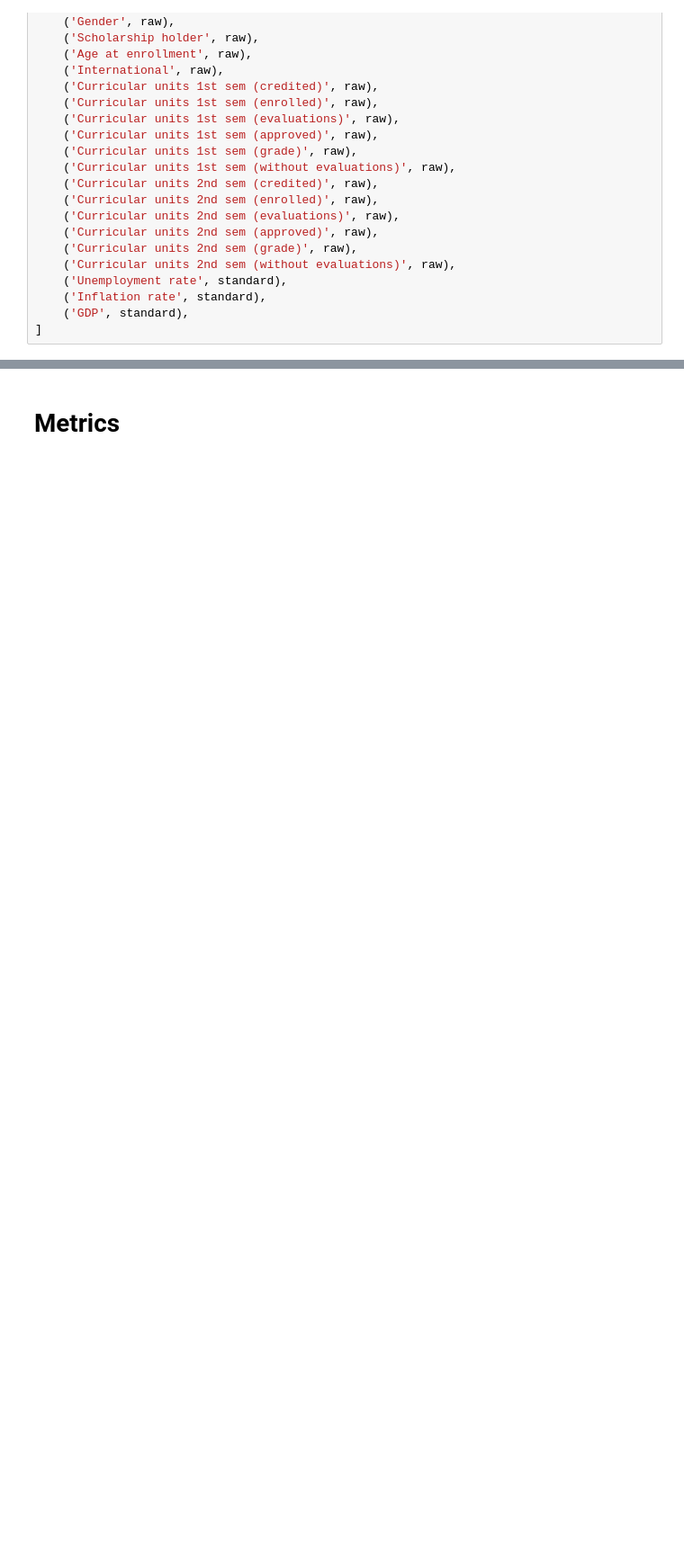
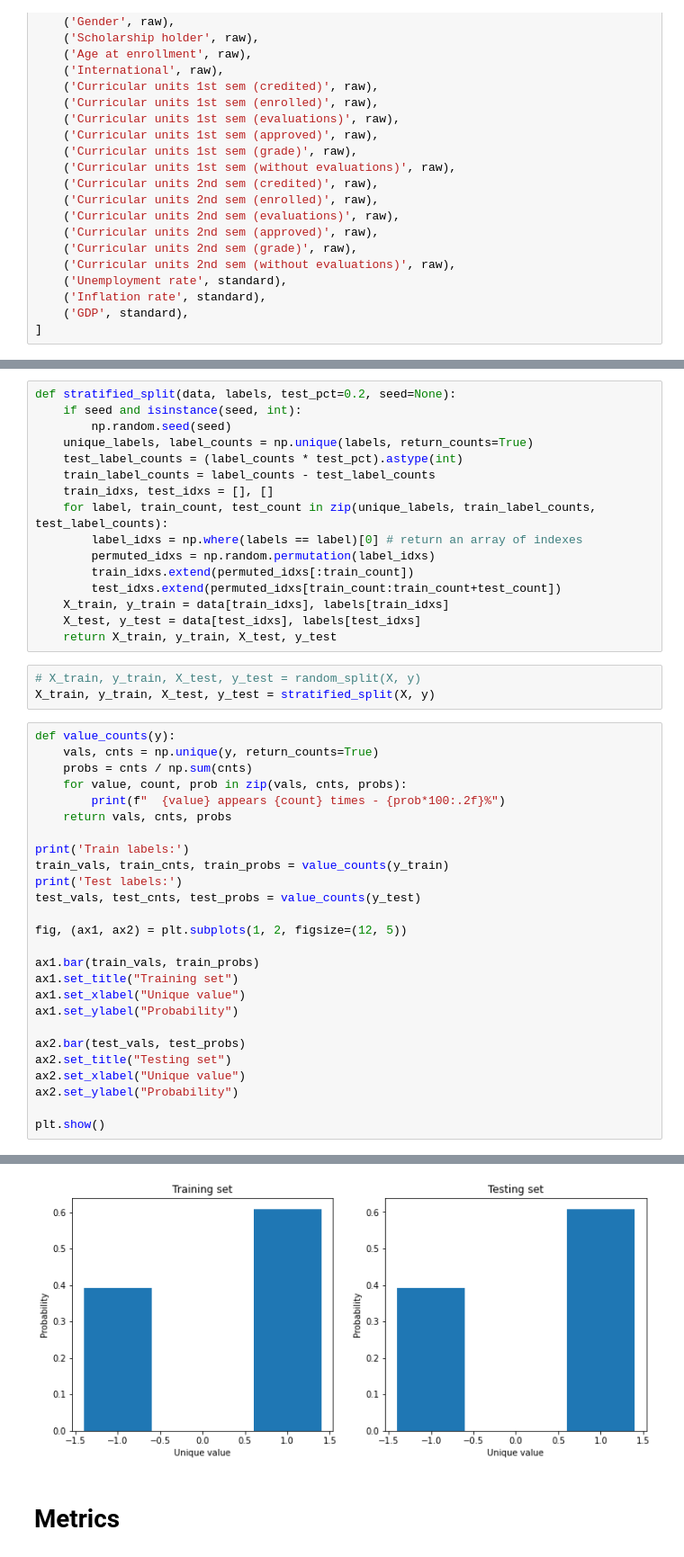
Before and after one commit to bunbohue19/Machine-Learning-Data-Mining, a Jupyter notebook: dtree-student-dropout.ipynb, the cells around one changed output, grey strips where cells are left out. Shown: that part at 90% size. Saved outputs shown, nothing was run; the diff lists cells and outputs as text; blank space fills up the shorter version.

Commit message:
Add stratified split, refactor codes

```diff
--- a/dtree-student-dropout.ipynb
+++ b/dtree-student-dropout.ipynb
@@ -197,0 +214,46 @@ Labels shape: (3630, 1)
+# %%
+def stratified_split(data, labels, test_pct=0.2, seed=None):
+    if seed and isinstance(seed, int):
+        np.random.seed(seed)
+    unique_labels, label_counts = np.unique(labels, return_counts=True)
+    test_label_counts = (label_counts * test_pct).astype(int)
+    train_label_counts = label_counts - test_label_counts
+    train_idxs, test_idxs = [], []
+    for label, train_count, test_count in zip(unique_labels, train_label_counts, test_label_counts):
+        label_idxs = np.where(labels == label)[0] # return an array of indexes
+        permuted_idxs = np.random.permutation(label_idxs)
+        train_idxs.extend(permuted_idxs[:train_count])
+        test_idxs.extend(permuted_idxs[train_count:train_count+test_count])
+    X_train, y_train = data[train_idxs], labels[train_idxs]
+    X_test, y_test = data[test_idxs], labels[test_idxs]
+    return X_train, y_train, X_test, y_test
+# %%
+# X_train, y_train, X_test, y_test = random_split(X, y)
+X_train, y_train, X_test, y_test = stratified_split(X, y)
+# %%
+def value_counts(y):
+    vals, cnts = np.unique(y, return_counts=True)
+    probs = cnts / np.sum(cnts)
+    for value, count, prob in zip(vals, cnts, probs):
+        print(f"  {value} appears {count} times - {prob*100:.2f}%")
+    return vals, cnts, probs
+
+print('Train labels:')
+train_vals, train_cnts, train_probs = value_counts(y_train)
+print('Test labels:')
+test_vals, test_cnts, test_probs = value_counts(y_test)
+
+fig, (ax1, ax2) = plt.subplots(1, 2, figsize=(12, 5))
+
+ax1.bar(train_vals, train_probs)
+ax1.set_title("Training set")
+ax1.set_xlabel("Unique value")
+ax1.set_ylabel("Probability")
+
+ax2.bar(test_vals, test_probs)
+ax2.set_title("Testing set")
+ax2.set_xlabel("Unique value")
+ax2.set_ylabel("Probability")
+
+plt.show()
+# %% [output]
@@ -198,3 +266,4 @@ Labels shape: (3630, 1)
+[figure, added]
 # %% [markdown]
 # Metrics
 # %%
```
Also changed, not shown: parts of 25 cells of this notebook, 4 other files.
